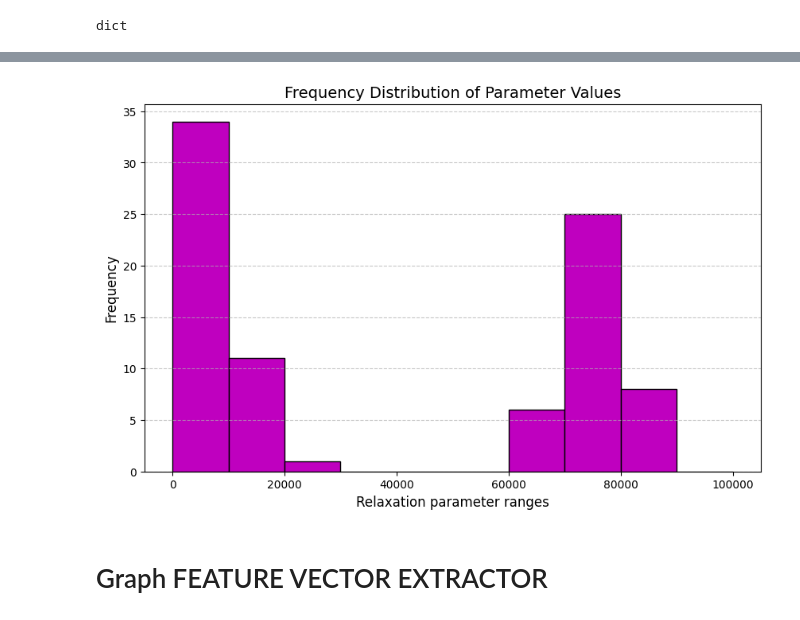
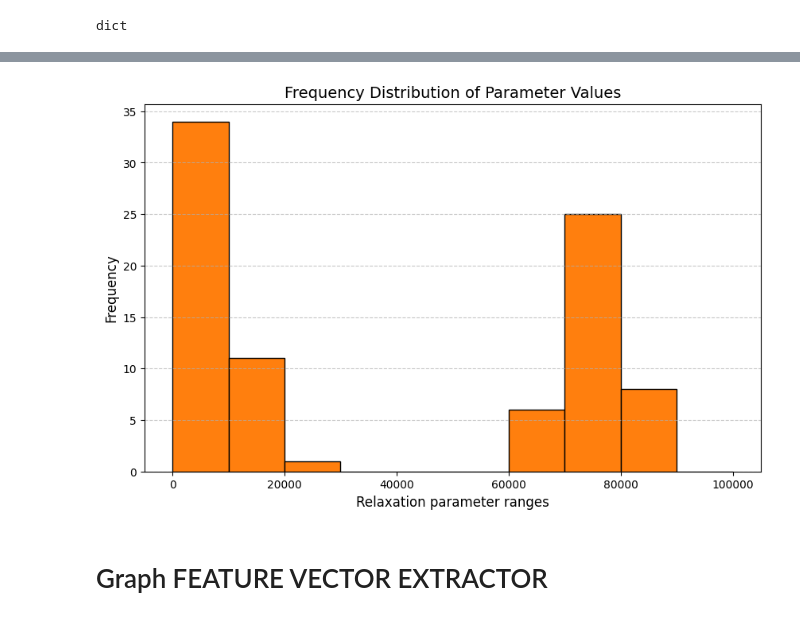
Before and after one commit to ronitd2002/QROSS-GCN-project, a Jupyter notebook: trial-notebooks/QROSS_Adavanced_GCN_Training_model.ipynb, the cells around one changed output, grey strips where cells are left out. Drawn from its saved outputs; the diff is of its cells as text; code cells hidden in the pictures.

```diff
--- a/trial-notebooks/QROSS_Adavanced_GCN_Training_model.ipynb
+++ b/trial-notebooks/QROSS_Adavanced_GCN_Training_model.ipynb
@@ -324,16 +324,16 @@ min_relaxations
 # %%
 # range of our "optimal" relaxation parameters
 bin_size = 10000
 bins = range(0, 100001, bin_size)
 plt.figure(figsize=(10, 6))
-plt.hist(Avals, bins=bins, edgecolor='black', color='m')
+plt.hist(Avals, bins=bins, edgecolor='black', color='tab:orange')
 plt.xlabel('Relaxation parameter ranges', fontsize=12)
 plt.ylabel('Frequency', fontsize=12)
 plt.title('Frequency Distribution of Parameter Values', fontsize=14)
 plt.grid(axis='y', linestyle='--', alpha=0.7)
 plt.show()
 # %% [output]
-[figure, old version]
+[figure, new version]
 # %% [markdown]
 # Graph FEATURE VECTOR EXTRACTOR
 # %%
```
